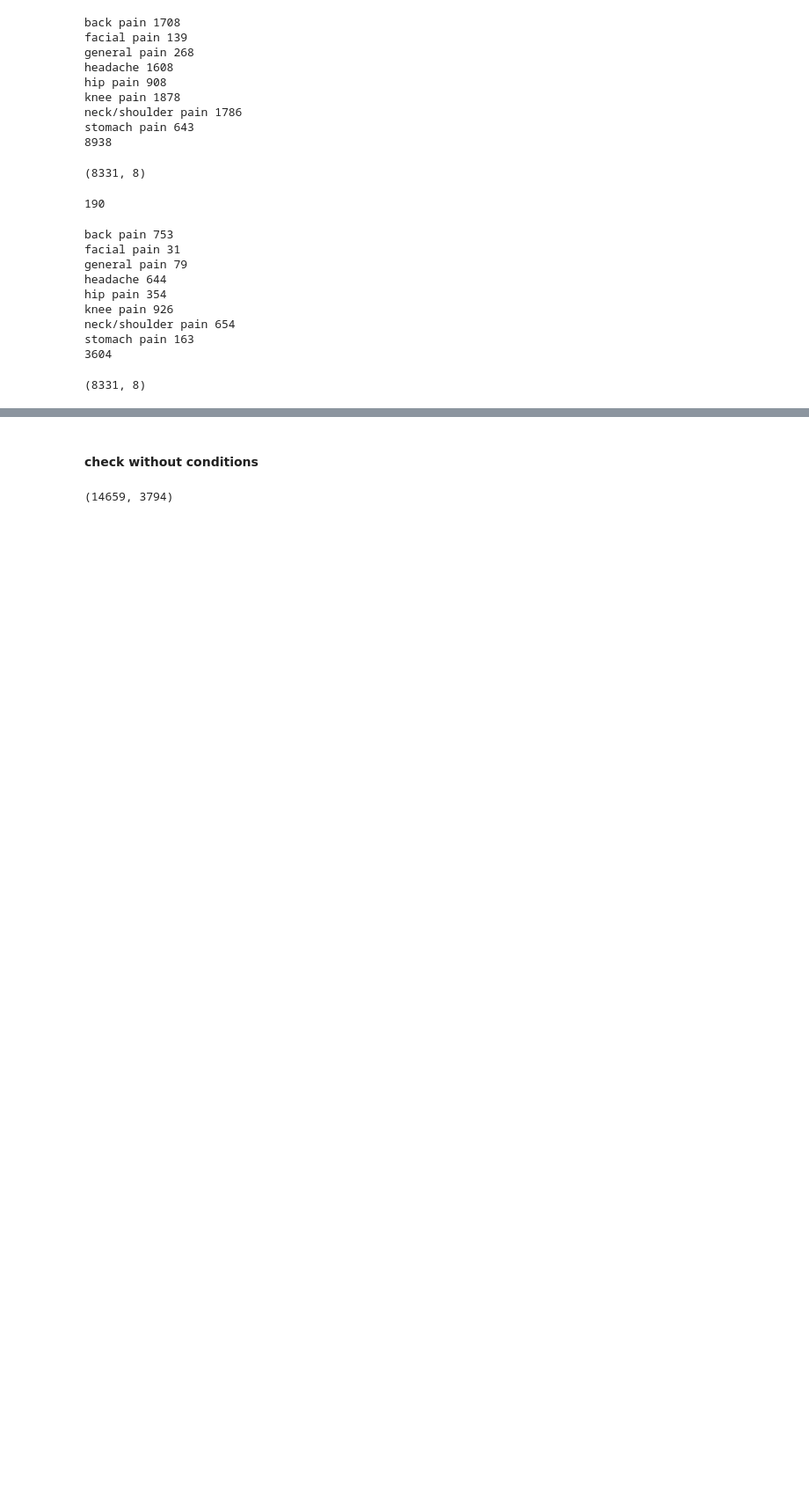
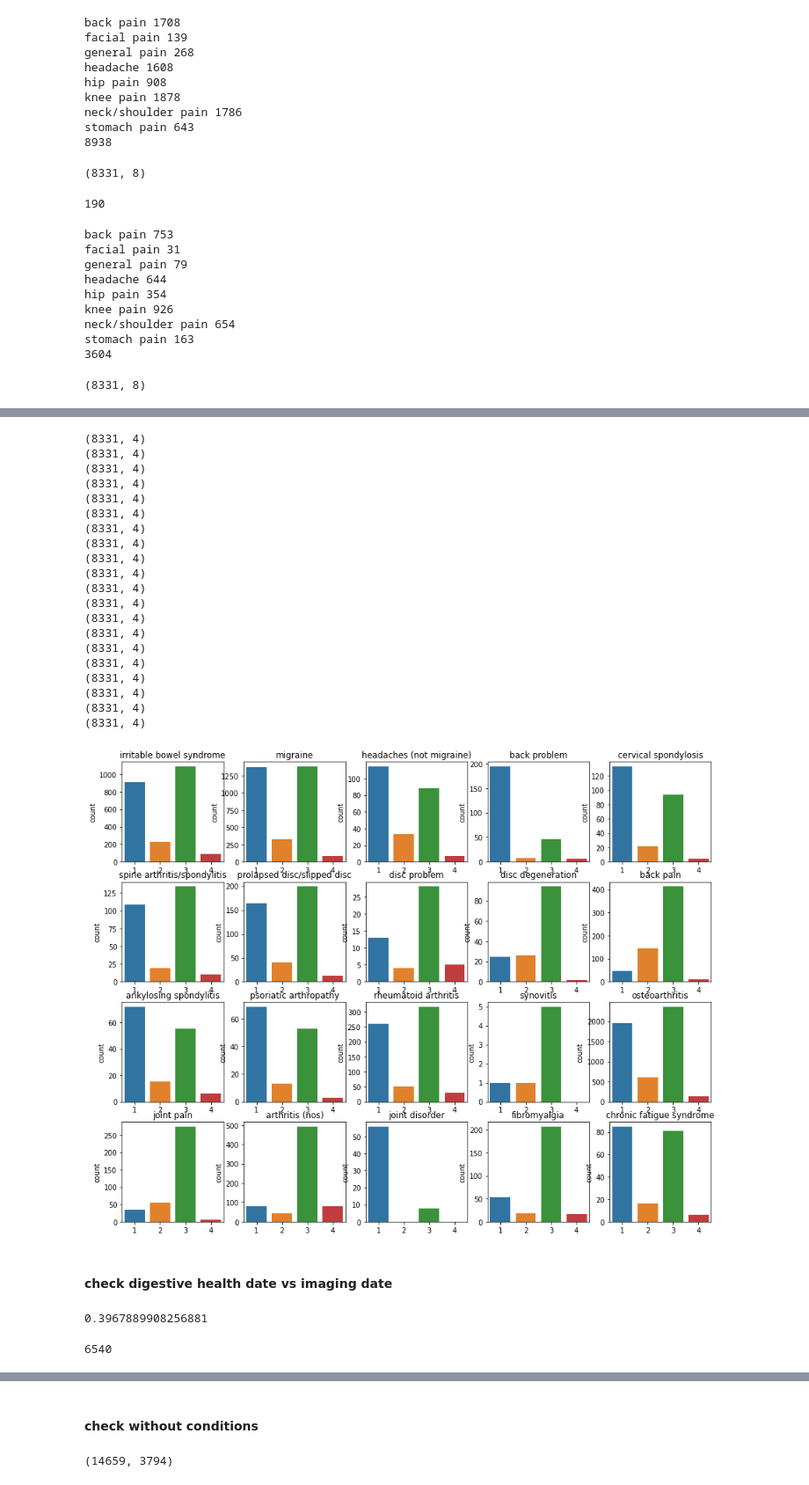
Before and after one commit to syzhang/bbk_pain, a Jupyter notebook: test_data.ipynb, the cells around one changed output, grey strips where cells are left out. Shown at 88% size. Cells and saved outputs as stored; diff of their text form; code cells hidden in the pictures; blank space fills up the shorter version.

Commit message:
ts check

```diff
--- a/test_data.ipynb
+++ b/test_data.ipynb
@@ -253,0 +245,26 @@ df2.shape
+# %%
+def extract_disease(df, disease_code, visit=None):
+    """extract disease type into df"""
+    # slice reported disease
+    df_d = df[[col for col in df.columns if str(20002) in col]]
+    df_d = pd.concat([df['eid'], df_d], axis=1)
+    # slice particular visit
+    df_dvd = pd.DataFrame()
+    df_dvd['eid'] = df_d['eid']
+    if visit is not None:
+        for visit in range(4):
+            p_cols = [col for col in df_d.columns if '-'+str(visit) in col]
+            # extract visit df
+            df_dv = pd.concat([df_d['eid'], df_d[p_cols]], axis=1)
+            df_dv.set_index('eid', inplace=True)
+            # find matching disease
+            disease_tag = []
+            for i, r in df_dv.iterrows():
+                if float(disease_code) in r.values:
+                    disease_tag.append(1)
+                else:
+                    disease_tag.append(0)
+            df_dvd[str(disease_code)+'-'+str(visit)] = disease_tag
+        df_dvd.set_index('eid', inplace=True)
+
+    return df_dvd
@@ -253,0 +281,2 @@ df2.shape
+# %%
+df_disease = pd.read_csv('./bbk_codes/disease_code.csv' )
@@ -253,0 +303,37 @@ df2.shape
+# %%
+# check data count
+f, axes = plt.subplots(4,int(df_disease.shape[0]/4), figsize=(15, 12))#, sharey=True)
+c = 0
+
+for i, r in df_disease.iterrows():
+    df_tmp = extract_disease(df_cond, r['code'], visit=[0,1,2,3])
+    print(df_tmp.shape)
+    df_tmp.replace(0.0, np.nan, inplace=True) # keep pain only
+    g = sns.countplot(data=df_tmp, ax=axes.flat[c])
+    axes.flat[c].set_title(r['disease'])
+    axes.flat[c].set_xticklabels(['1','2','3','4'])
+    c += 1
+# %% [output]
+(8331, 4)
+(8331, 4)
+(8331, 4)
+(8331, 4)
+(8331, 4)
+(8331, 4)
+(8331, 4)
+(8331, 4)
+(8331, 4)
+(8331, 4)
+(8331, 4)
+(8331, 4)
+(8331, 4)
+(8331, 4)
+(8331, 4)
+(8331, 4)
+(8331, 4)
+(8331, 4)
+(8331, 4)
+(8331, 4)
+[figure, added]
+# %% [markdown]
+#### check digestive health date vs imaging date
@@ -253,0 +356,9 @@ df2.shape
+# %%
+# those finished digestive after imaging
+sum(dff>0)/len(dff)
+# %% [output]
+0.3967889908256881
+# %%
+len(dff)
+# %% [output]
+6540
```
Also changed, not shown: parts of 31 cells of this notebook, 1 other file.
